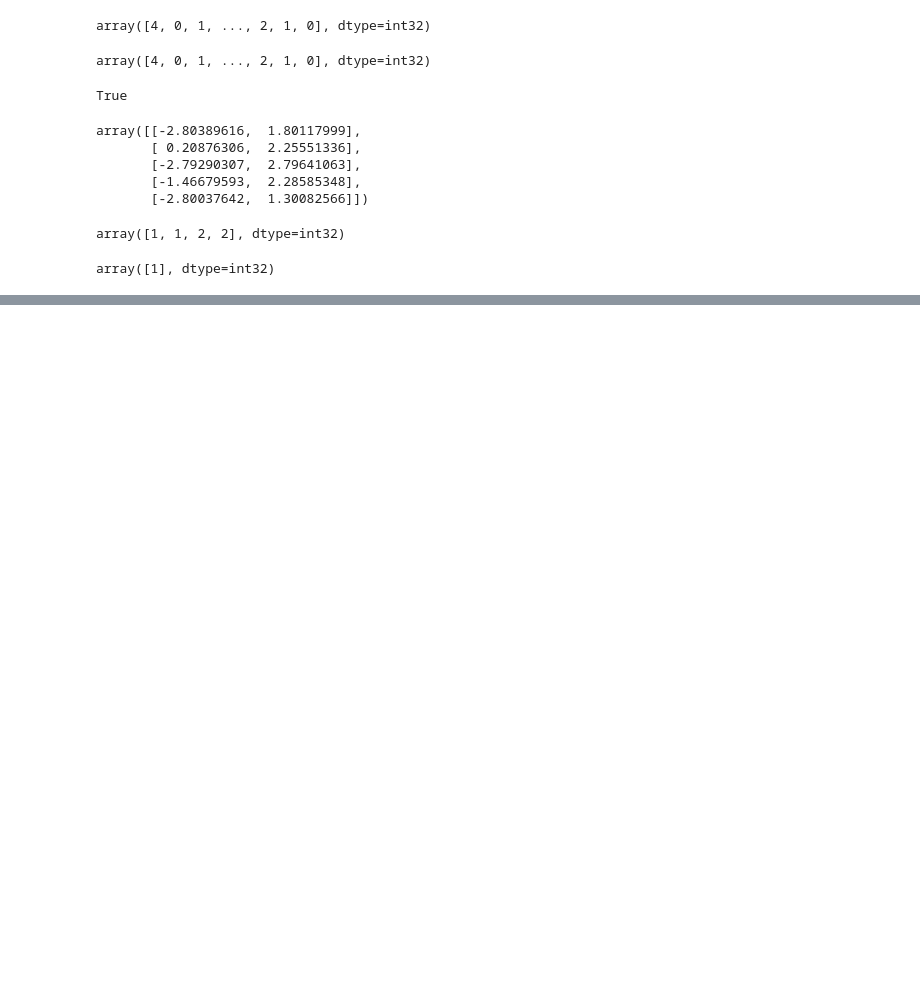
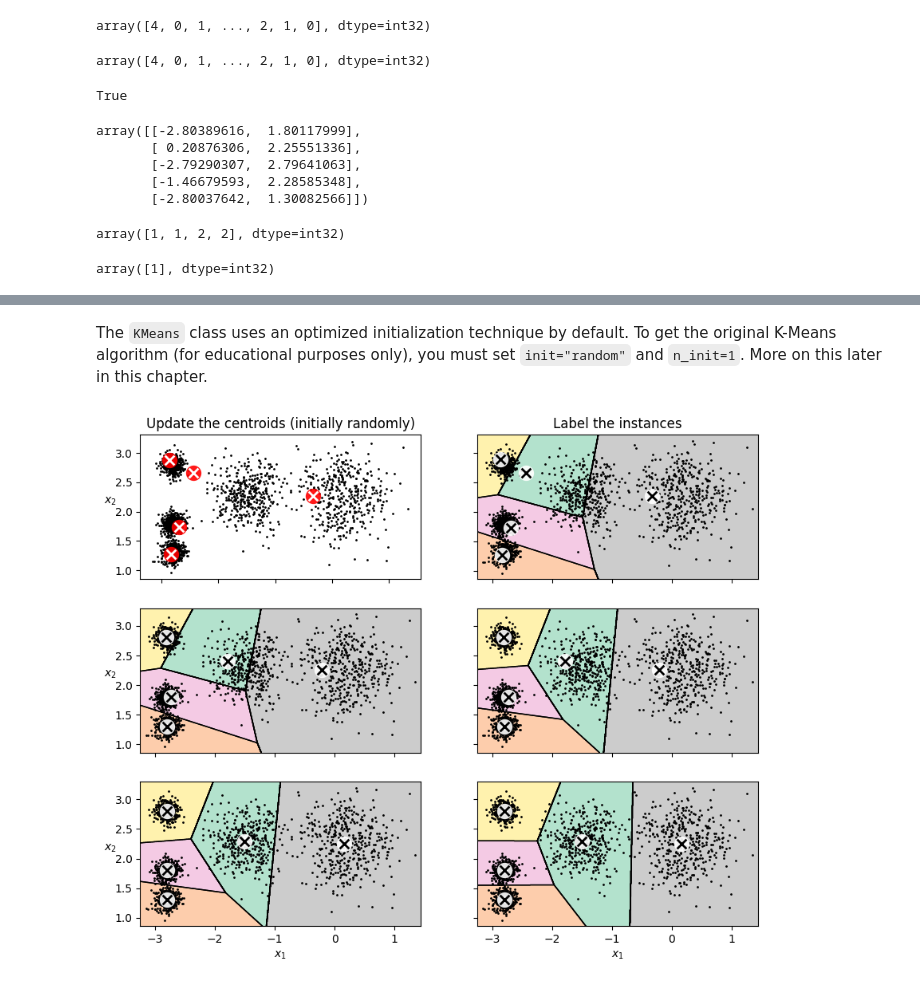
Before and after one commit to ArezooAalipanah/machine_learning3, a Jupyter notebook: HML_ch9.ipynb, the cells around one changed output, grey strips where cells are left out. Drawn from its saved outputs; the diff is of its cells as text; code cells hidden in the pictures; blank space fills up the shorter version.

```diff
--- a/HML_ch9.ipynb
+++ b/HML_ch9.ipynb
@@ -134,0 +213,47 @@ array([1], dtype=int32)
+# %% [markdown]
+The `KMeans` class uses an optimized initialization technique by default. To get the original K-Means algorithm (for educational purposes only), you must set `init="random"` and `n_init=1`. More on this later in this chapter.
+# %%
+#K-Means algorithm for 1, 2 and 3 iterations,
+#to see how the centroids move around:
+
+kmeans_iter1 = KMeans(n_clusters=5, init="random", n_init=1, max_iter=1,
+                      random_state=5)
+kmeans_iter2 = KMeans(n_clusters=5, init="random", n_init=1, max_iter=2,
+                      random_state=5)
+kmeans_iter3 = KMeans(n_clusters=5, init="random", n_init=1, max_iter=3,
+                      random_state=5)
+kmeans_iter1.fit(X)
+kmeans_iter2.fit(X)
+kmeans_iter3.fit(X)
+
+plt.figure(figsize=(10, 8))
+
+plt.subplot(321)
+plot_data(X)
+plot_centroids(kmeans_iter1.cluster_centers_, circle_color='r', cross_color='w')
+plt.ylabel("$x_2$", rotation=0)
+plt.tick_params(labelbottom=False)
+plt.title("Update the centroids (initially randomly)")
+
+plt.subplot(322)
+plot_decision_boundaries(kmeans_iter1, X, show_xlabels=False,
+                         show_ylabels=False)
+plt.title("Label the instances")
+
+plt.subplot(323)
+plot_decision_boundaries(kmeans_iter1, X, show_centroids=False,
+                         show_xlabels=False)
+plot_centroids(kmeans_iter2.cluster_centers_)
+
+plt.subplot(324)
+plot_decision_boundaries(kmeans_iter2, X, show_xlabels=False,
+                         show_ylabels=False)
+
+plt.subplot(325)
+plot_decision_boundaries(kmeans_iter2, X, show_centroids=False)
+plot_centroids(kmeans_iter3.cluster_centers_)
+
+plt.subplot(326)
+plot_decision_boundaries(kmeans_iter3, X, show_ylabels=False)
+# %% [output]
+[figure, added]
```
Also changed, not shown: parts of 10 cells of this notebook.
